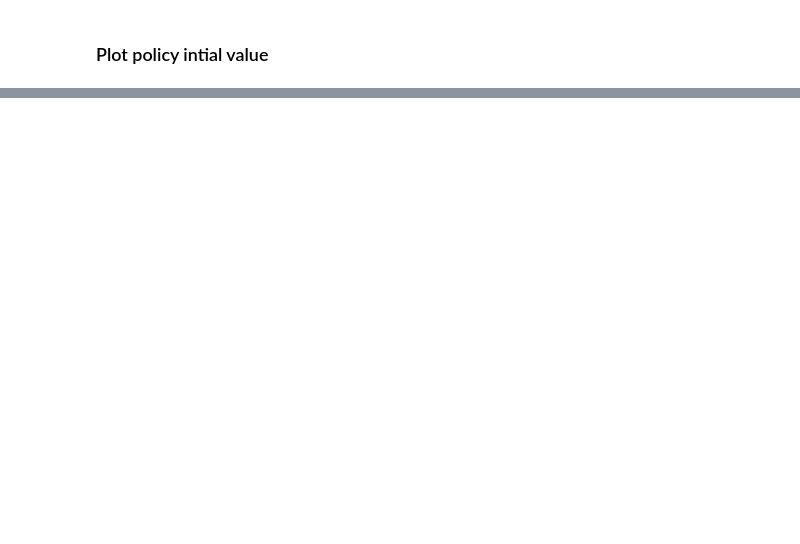
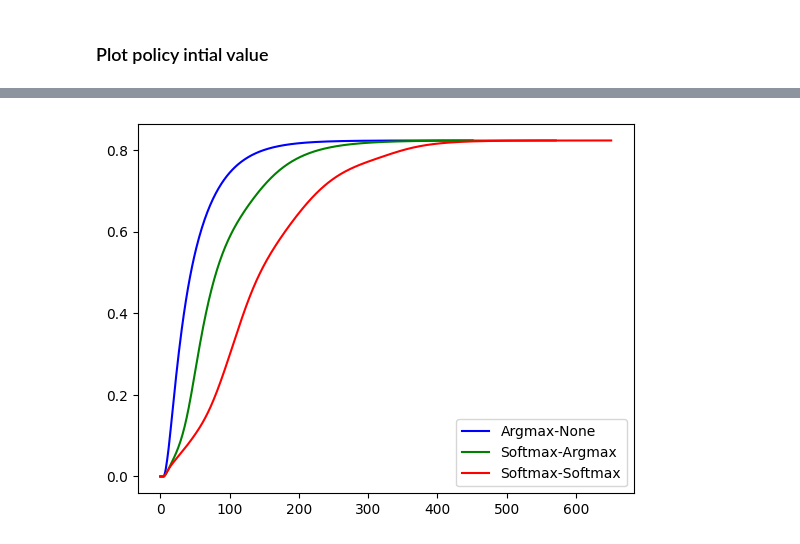
Before and after one commit to Jackkert/MDP-with-Value-Iteration-and-Policy-Iteration, a Jupyter notebook: MDP_with_PI_VI.ipynb, the cells around one changed output, grey strips where cells are left out. Saved outputs shown, nothing was run; the diff lists cells and outputs as text; code cells hidden in the pictures; blank space fills up the shorter version.

```diff
--- a/MDP_with_PI_VI.ipynb
+++ b/MDP_with_PI_VI.ipynb
@@ -541,0 +525,9 @@ No artists with labels found to put in legend.  Note that artists whose label st
+# %%
+# initial_policy_values_argmax_none_padded = np.pad(initial_policy_values_argmax_none, (0,1001-len(initial_policy_values_argmax_none)), "edge")
+plt.plot(np.array(initial_policy_values_argmax_none), c = "b", label = "Argmax-None")
+plt.plot(np.array(initial_policy_values_softmax_argmax), c = "g", label = "Softmax-Argmax")
+plt.plot(np.array(initial_policy_values_softmax_softmax),c  = "r", label = "Softmax-Softmax")
+plt.legend()
+plt.show()
+# %% [output]
+[figure, added]
```
Also changed, not shown: parts of 26 cells of this notebook.
